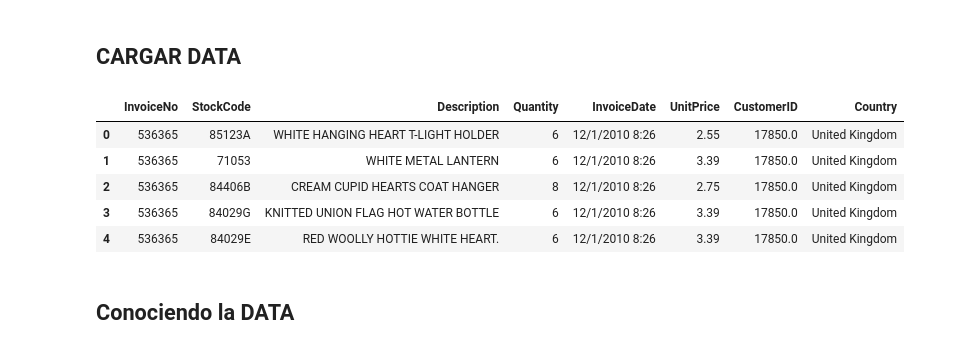
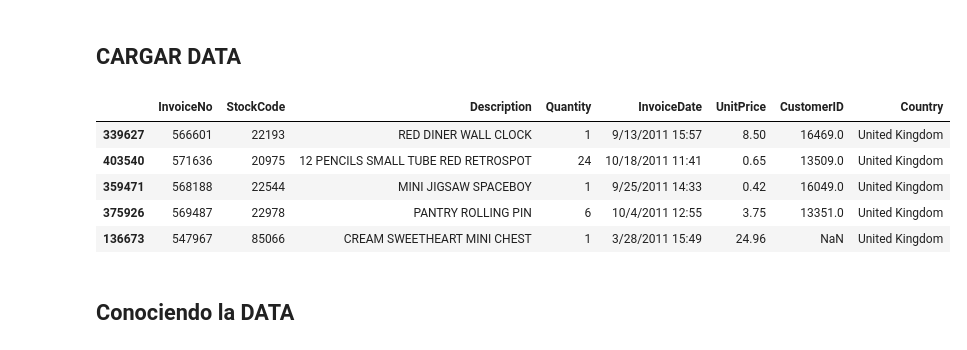
Before and after one commit to zandrev099/Final-Project, a Jupyter notebook: E-commerce2.ipynb, the cells around one changed output. Cells and saved outputs as stored; diff of their text form; code cells hidden in the pictures.

```diff
--- a/E-commerce2.ipynb
+++ b/E-commerce2.ipynb
@@ -16,14 +16,14 @@ from mlxtend.frequent_patterns import association_rules
 # %%
 df=pd.read_csv('/Users/andrezaragozabonilla/Desktop/E-commerce/data.csv',encoding= 'unicode_escape')
 # %%
-df.head()
+df.sample(5)
 # %% [output]
 |  | InvoiceNo | StockCode | Description | Quantity | InvoiceDate | UnitPrice | CustomerID | Country |
-| 0 | 536365 | 85123A | WHITE HANGING HEART T-LIGHT HOLDER | 6 | 12/1/2010 8:26 | 2.55 | 17850.0 | United Kingdom |
-| 1 | 536365 | 71053 | WHITE METAL LANTERN | 6 | 12/1/2010 8:26 | 3.39 | 17850.0 | United Kingdom |
-| 2 | 536365 | 84406B | CREAM CUPID HEARTS COAT HANGER | 8 | 12/1/2010 8:26 | 2.75 | 17850.0 | United Kingdom |
-| 3 | 536365 | 84029G | KNITTED UNION FLAG HOT WATER BOTTLE | 6 | 12/1/2010 8:26 | 3.39 | 17850.0 | United Kingdom |
-| 4 | 536365 | 84029E | RED WOOLLY HOTTIE WHITE HEART. | 6 | 12/1/2010 8:26 | 3.39 | 17850.0 | United Kingdom |
+| 339627 | 566601 | 22193 | RED DINER WALL CLOCK | 1 | 9/13/2011 15:57 | 8.50 | 16469.0 | United Kingdom |
+| 403540 | 571636 | 20975 | 12 PENCILS SMALL TUBE RED RETROSPOT | 24 | 10/18/2011 11:41 | 0.65 | 13509.0 | United Kingdom |
+| 359471 | 568188 | 22544 | MINI JIGSAW SPACEBOY | 1 | 9/25/2011 14:33 | 0.42 | 16049.0 | United Kingdom |
+| 375926 | 569487 | 22978 | PANTRY ROLLING PIN | 6 | 10/4/2011 12:55 | 3.75 | 13351.0 | United Kingdom |
+| 136673 | 547967 | 85066 | CREAM SWEETHEART MINI CHEST | 1 | 3/28/2011 15:49 | 24.96 | NaN | United Kingdom |
 # %% [markdown]
 ## Conociendo la DATA
 # %%
```
Also changed, not shown: parts of 22 cells of this notebook, 1 other file.
